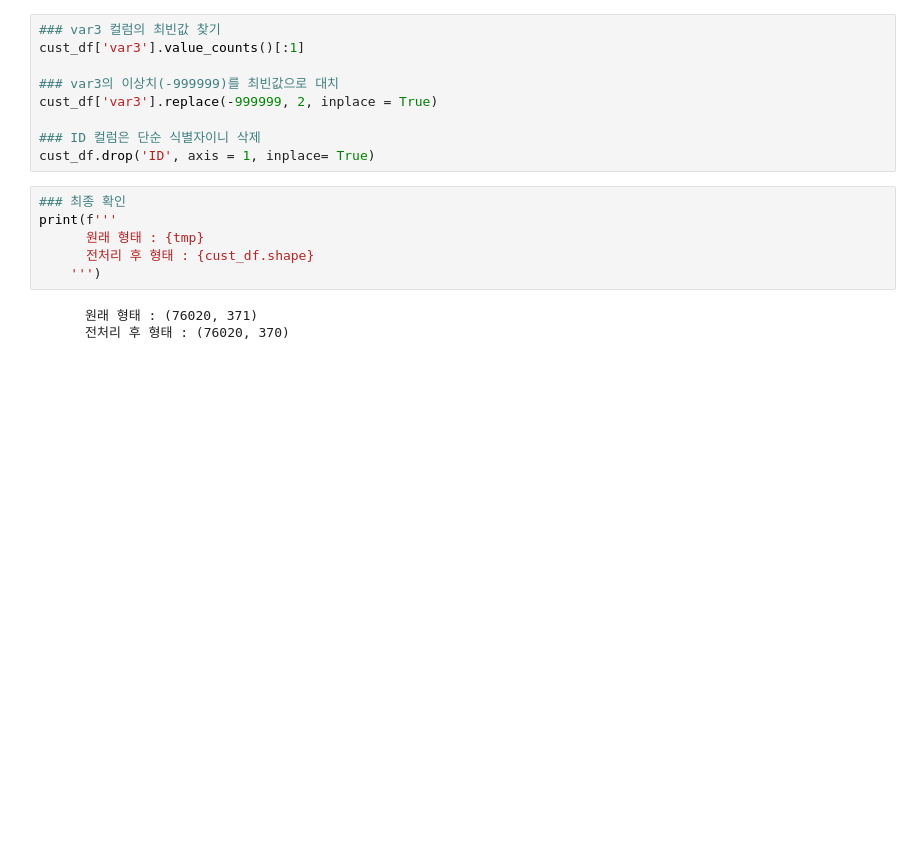
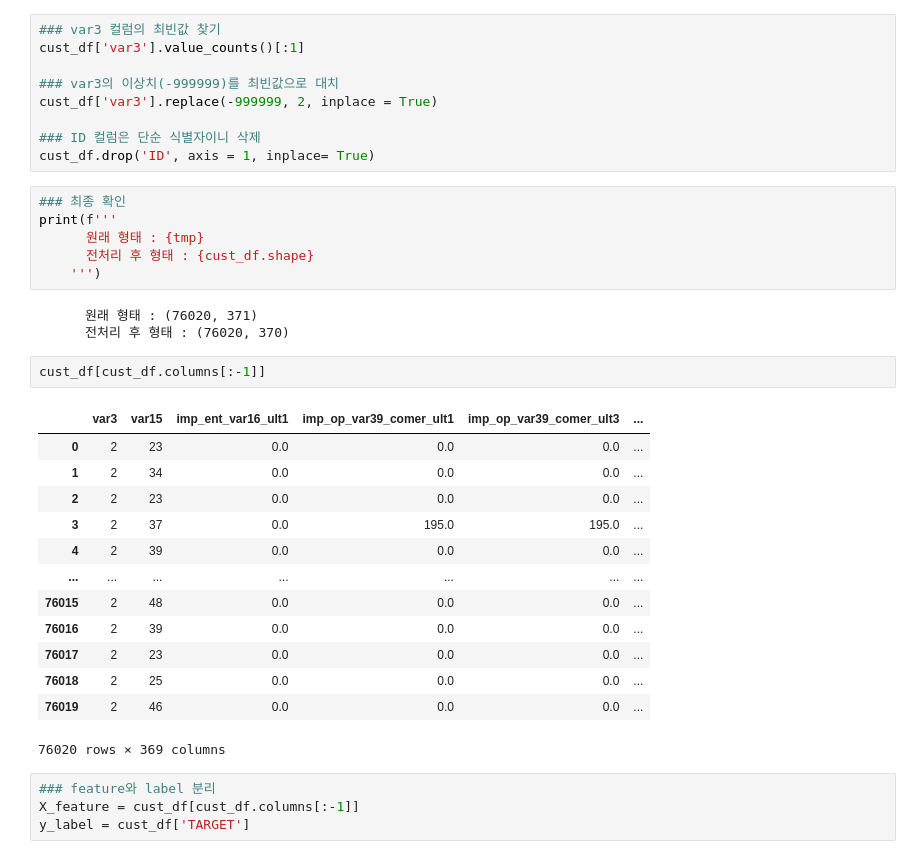
Before and after one commit to ZeroJoon2/MachineLearning, a Jupyter notebook: 14.santander.ipynb, the cells around one changed output. Saved outputs shown, nothing was run; the diff lists cells and outputs as text; blank space fills up the shorter version.

```diff
--- a/14.santander.ipynb
+++ b/14.santander.ipynb
@@ -83,3 +97,23 @@ print(f'''
 # %% [output]
       원래 형태 : (76020, 371)
       전처리 후 형태 : (76020, 370)
+# %%
+cust_df[cust_df.columns[:-1]]
+# %% [output]
+|  | var3 | var15 | imp_ent_var16_ult1 | imp_op_var39_comer_ult1 | imp_op_var39_comer_ult3 | ... |
+| 0 | 2 | 23 | 0.0 | 0.0 | 0.0 | ... |
+| 1 | 2 | 34 | 0.0 | 0.0 | 0.0 | ... |
+| 2 | 2 | 23 | 0.0 | 0.0 | 0.0 | ... |
+| 3 | 2 | 37 | 0.0 | 195.0 | 195.0 | ... |
+| 4 | 2 | 39 | 0.0 | 0.0 | 0.0 | ... |
+| ... | ... | ... | ... | ... | ... | ... |
+| 76015 | 2 | 48 | 0.0 | 0.0 | 0.0 | ... |
+| 76016 | 2 | 39 | 0.0 | 0.0 | 0.0 | ... |
+| 76017 | 2 | 23 | 0.0 | 0.0 | 0.0 | ... |
+| 76018 | 2 | 25 | 0.0 | 0.0 | 0.0 | ... |
+| 76019 | 2 | 46 | 0.0 | 0.0 | 0.0 | ... |
+76020 rows × 369 columns
+# %%
+### feature와 label 분리
+X_feature = cust_df[cust_df.columns[:-1]]
+y_label = cust_df['TARGET']
```
Also changed, not shown: parts of 14 cells of this notebook.
